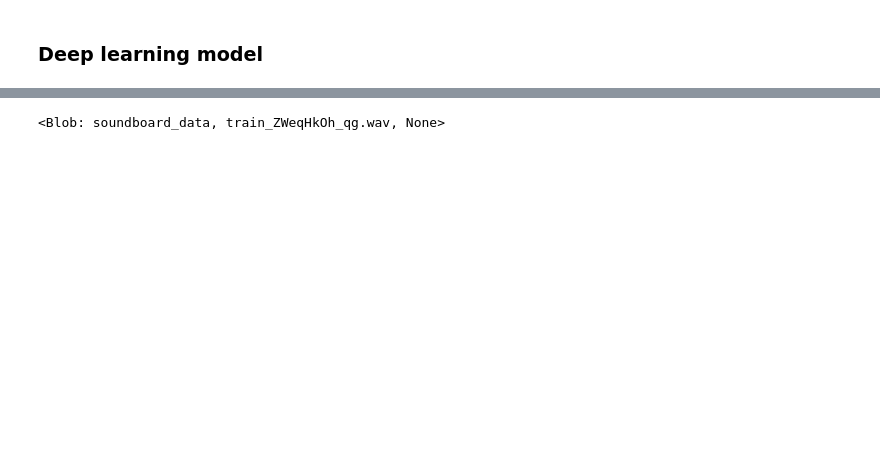
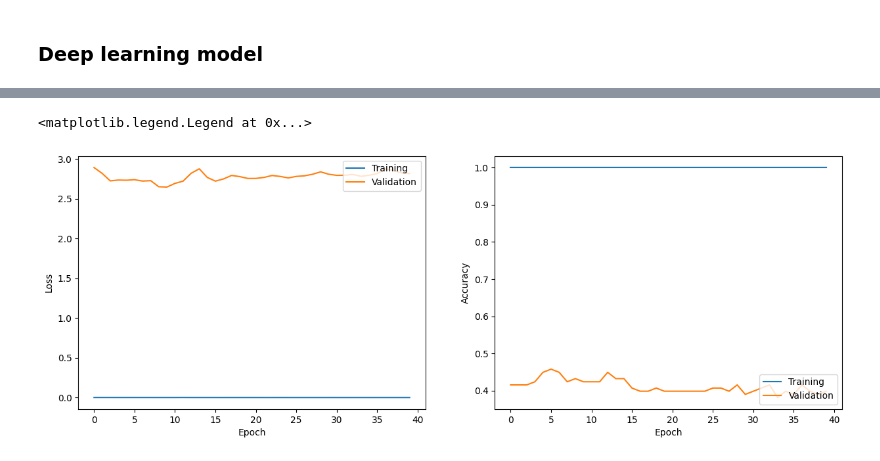
Before and after one commit to paulbridi/soundboard, a Jupyter notebook: notebooks/yt_cnn_model.ipynb, the cells around one changed output, grey strips where cells are left out. Cells and saved outputs as stored; diff of their text form; code cells hidden in the pictures; blank space fills up the shorter version.

Commit message:
Create spectrogram training data, train CNN model on AudioSet

```diff
--- a/notebooks/yt_cnn_model.ipynb
+++ b/notebooks/yt_cnn_model.ipynb
@@ -378,0 +316,7 @@ def generate_spectrograms(row):
+# %%
+X_train = image_dataset_from_directory(
+    spec_dir,
+    validation_split = 0.2,
+    subset = "training",
+    seed=7
+)
@@ -379,3 +326,10 @@ def generate_spectrograms(row):
+# %%
+X_test = image_dataset_from_directory(
+    spec_dir,
+    validation_split = 0.2,
+    subset="validation",
+    seed=7
+)
 # %% [markdown]
 ### Deep learning model
 # %%
@@ -404,11 +378,6 @@ model = tf.keras.Sequential([
 # %%
-model.compile(loss='binary_crossentropy', optimizer='adam', metrics=['accuracy'])
+model.compile(optimizer='adam', loss='sparse_categorical_crossentropy',
+              metrics=['accuracy'])
 # %%
-batch_size = 32
-num_epochs = 10
-
-for epoch in range(num_epochs):
-    batch_data, batch_labels = generate_batch(batch_size)
-    batch_data = np.expand_dims(batch_data, axis=-1)  # Add channel dimension to input
-    model.fit(batch_data, batch_labels, batch_size=batch_size, epochs=1)
+model_history = model.fit(X_train, validation_data=X_test, epochs=40)
 # %% [output]
@@ -436,5 +400,0 @@ ValueError: in user code:
-# %%
-blob = bucket.blob('train_ZWeqHkOh_qg.wav')
-blob
-# %% [output]
-<Blob: soundboard_data, train_ZWeqHkOh_qg.wav, None>
@@ -445,0 +401,21 @@ blob.download_to_filename(file_path)
+# %%
+plt.figure(figsize=(15,5))
+
+plt_loss = plt.subplot(121)
+plt_loss.plot(model_history.history["loss"])
+plt_loss.plot(model_history.history["val_loss"])
+# plt.title("")
+plt.ylabel("Loss")
+plt.xlabel("Epoch")
+plt.legend(["Training", "Validation"], loc="upper right")
+
+plt_accuracy = plt.subplot(122)
+plt_accuracy.plot(model_history.history["accuracy"])
+plt_accuracy.plot(model_history.history["val_accuracy"])
+# plt.title("")
+plt.ylabel("Accuracy")
+plt.xlabel("Epoch")
+plt.legend(["Training", "Validation"], loc="lower right")
+# %% [output]
+<matplotlib.legend.Legend at 0x...>
+[figure, added]
```
Also changed, not shown: parts of 33 cells of this notebook, 2 other files.
